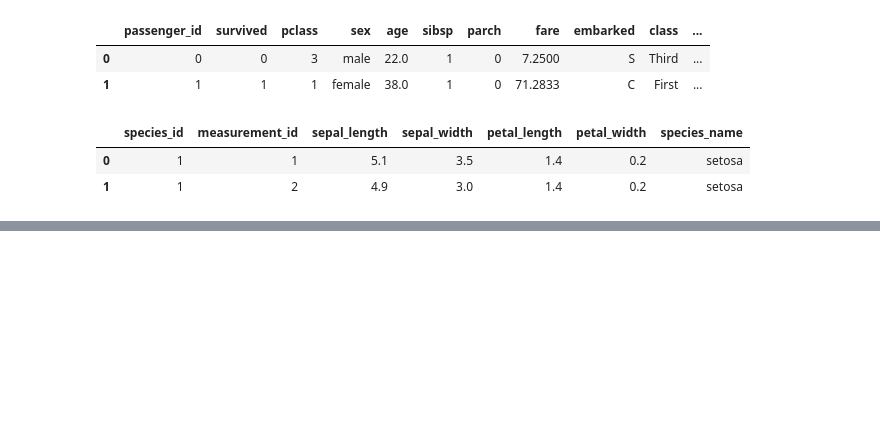
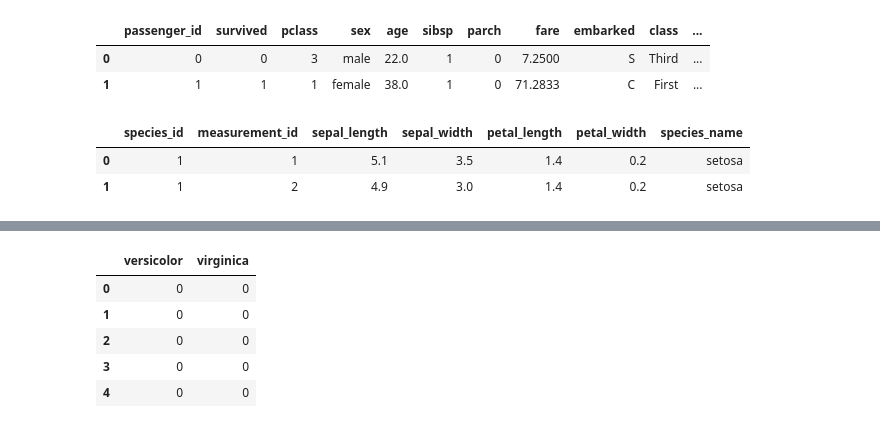
Before and after one commit to Ken-Alviola/classification-exercises, a Jupyter notebook: classification_exercises.ipynb, the cells around one changed output, grey strips where cells are left out. Saved outputs shown, nothing was run; the diff lists cells and outputs as text; code cells hidden in the pictures; blank space fills up the shorter version.

```diff
--- a/classification_exercises.ipynb
+++ b/classification_exercises.ipynb
@@ -205,0 +241,11 @@ df.head(2)
+# %%
+#4. Create dummy variables of the species name.
+dummies = pd.get_dummies(df['species'], drop_first=True)
+dummies.head()
+# %% [output]
+|  | versicolor | virginica |
+| 0 | 0 | 0 |
+| 1 | 0 | 0 |
+| 2 | 0 | 0 |
+| 3 | 0 | 0 |
+| 4 | 0 | 0 |
```
Also changed, not shown: parts of 6 cells of this notebook, 2 other files.
